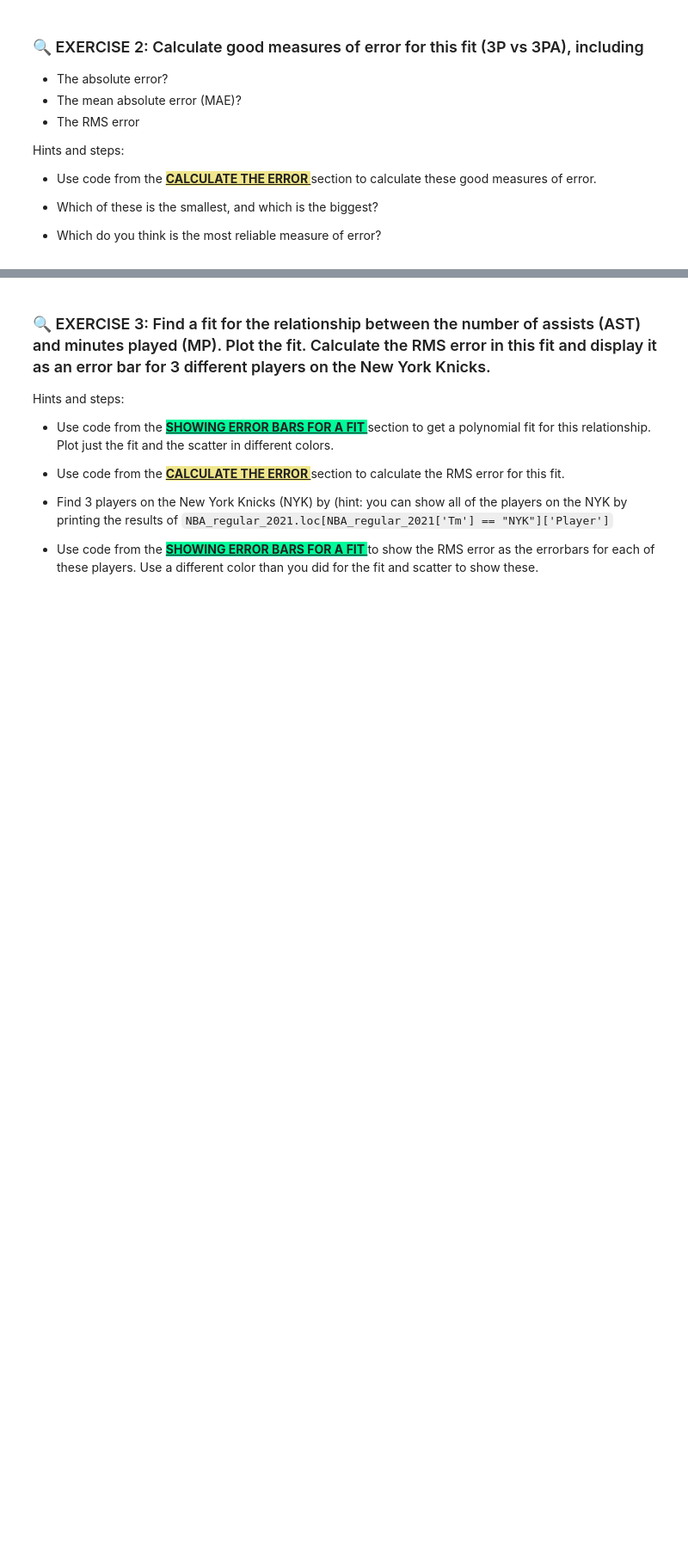
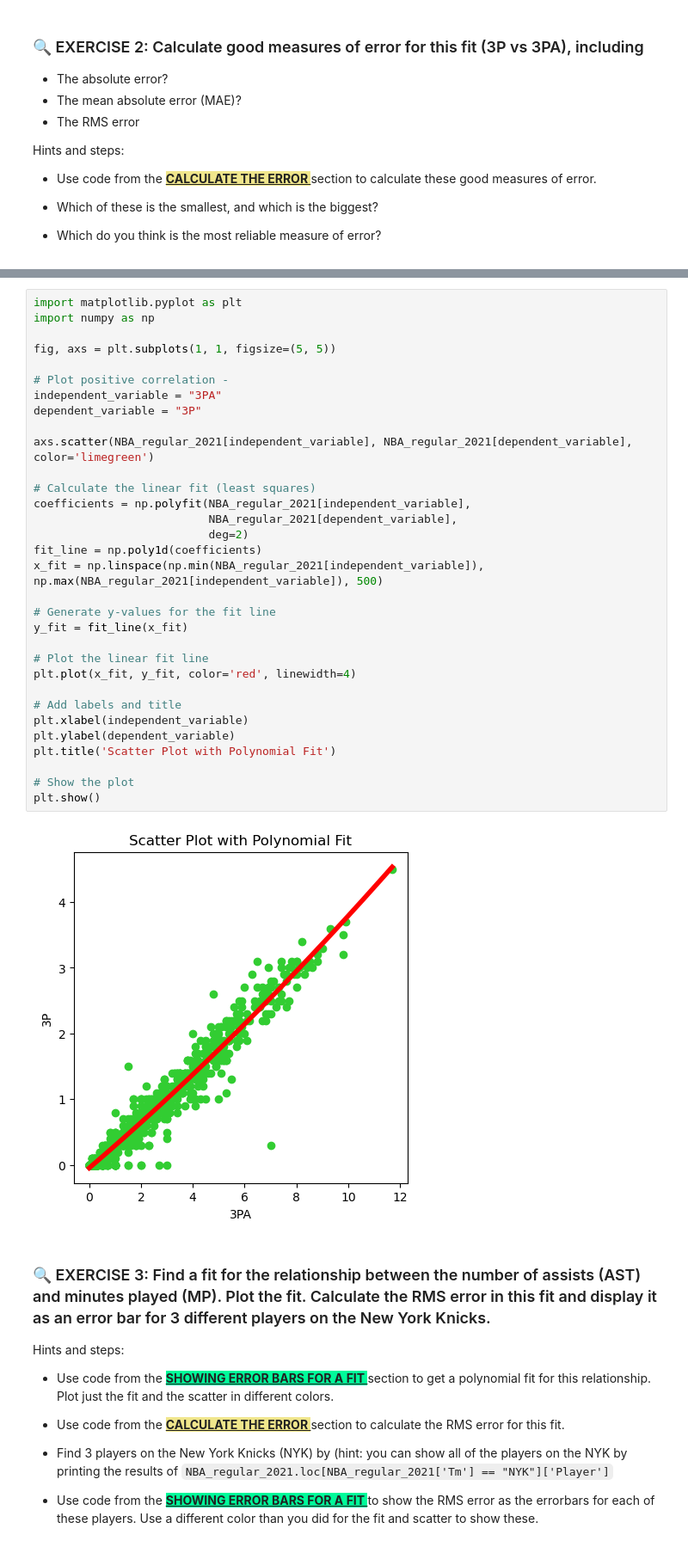
Before and after one commit to Op173/CFR-2025, a Jupyter notebook: Stats/Notebooks/3-Error_timeseries.ipynb, the cells around one changed output, grey strips where cells are left out. Shown at 86% size. Saved outputs shown, nothing was run; the diff lists cells and outputs as text; blank space fills up the shorter version.

```diff
--- a/Stats/Notebooks/3-Error_timeseries.ipynb
+++ b/Stats/Notebooks/3-Error_timeseries.ipynb
@@ -523,3 +654,37 @@ Hints and steps:
+# %%
+import matplotlib.pyplot as plt
+import numpy as np
+
+fig, axs = plt.subplots(1, 1, figsize=(5, 5))
+
+# Plot positive correlation -
+independent_variable = "3PA"
+dependent_variable = "3P"
+
+axs.scatter(NBA_regular_2021[independent_variable], NBA_regular_2021[dependent_variable], color='limegreen')
+
+# Calculate the linear fit (least squares)
+coefficients = np.polyfit(NBA_regular_2021[independent_variable],
+                          NBA_regular_2021[dependent_variable],
+                          deg=2)
+fit_line = np.poly1d(coefficients)
+x_fit = np.linspace(np.min(NBA_regular_2021[independent_variable]), np.max(NBA_regular_2021[independent_variable]), 500)
+
+# Generate y-values for the fit line
+y_fit = fit_line(x_fit)
+
+# Plot the linear fit line
+plt.plot(x_fit, y_fit, color='red', linewidth=4)
+
+# Add labels and title
+plt.xlabel(independent_variable)
+plt.ylabel(dependent_variable)
+plt.title('Scatter Plot with Polynomial Fit')
+
+# Show the plot
+plt.show()
+# %% [output]
+[figure, added]
 # %% [markdown]
 ### 🔍 EXERCISE 3: Find a fit for the relationship between the number of assists (AST) and minutes played (MP). Plot the fit. Calculate the RMS error in this fit and display it as an error bar for 3 different players on the New York Knicks.
 
```
Also changed, not shown: parts of 6 cells of this notebook, 2 other files.
